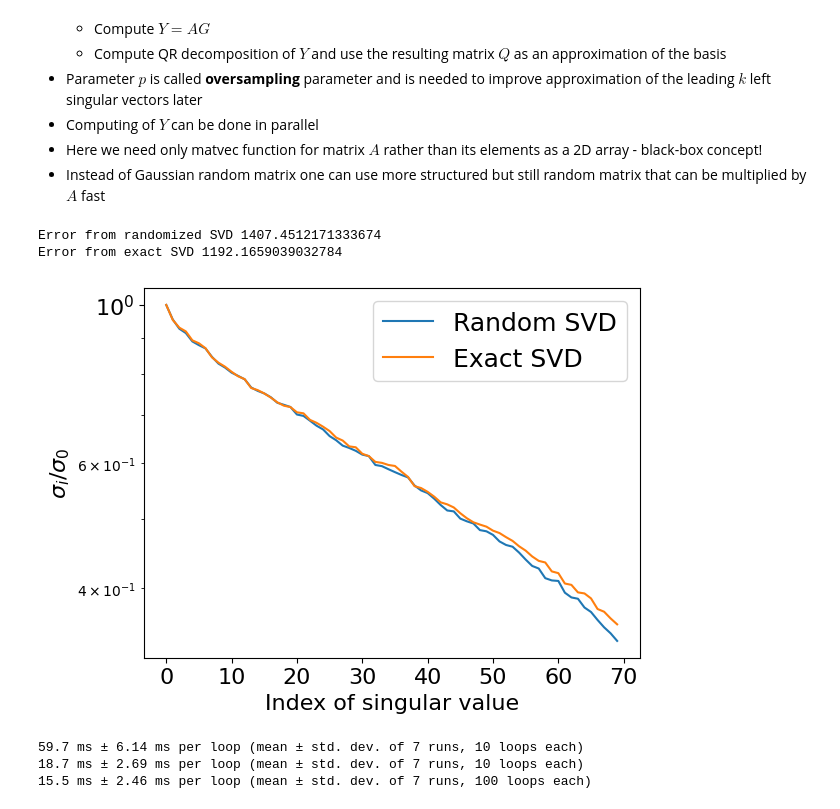
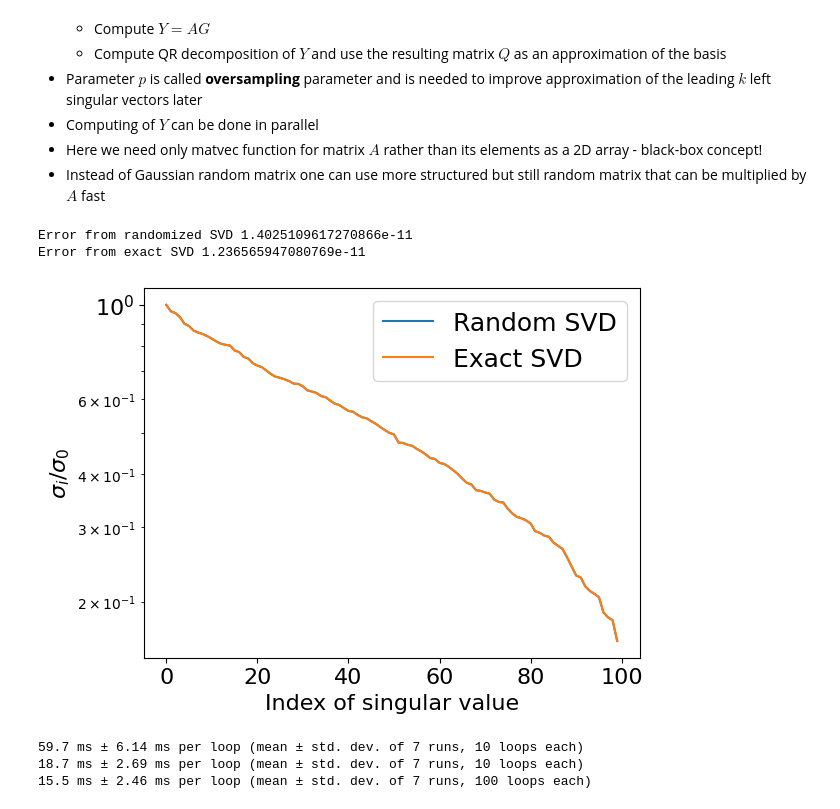
Before and after one commit to oseledets/nla2022, a Jupyter notebook: lectures/lecture-10/lecture-10.ipynb, the cells around one changed output. Cells and saved outputs as stored; diff of their text form; code cells hidden in the pictures.

```diff
--- a/lectures/lecture-10/lecture-10.ipynb
+++ b/lectures/lecture-10/lecture-10.ipynb
@@ -54,22 +54,28 @@ where $A^{(i_t)}$ is a column of $A$ and $B_{(i_t)}$ is a row of $B$
 # %%
 import numpy as np
 
-n = 20
-p = 1000
-m = 20
+n = 1
+p = 10000
+m = 1
 A = np.random.randn(n, p)
 B = np.random.randn(p, m)
-C = A @ B
+C = A @ A.T
 
 def randomized_matmul(A, B, k):
+    p1 = A.shape[1]
     p = np.linalg.norm(A, axis=0) * np.linalg.norm(B, axis=1)
+    p = p
     p = p.ravel() / p.sum()
     n = A.shape[1]
+    p = np.ones(p1)
+    p = p/p.sum()
     idx = np.random.choice(np.arange(n), (k,), False, p)
-    d = 1 / np.sqrt(k * p[idx])
-    A_sketched = A[:, idx] * d[None, :]
-    B_sketched = B[idx, :] * d[:, None]
+    #d = 1 / np.sqrt(k * p[idx])
+    d = 1.0/np.sqrt(k)#np.sqrt(p1)/np.sqrt(k*p[idx])
+    A_sketched = A[:, idx]*np.sqrt(p1)/np.sqrt(k)#* d[None, :]
+    B_sketched = B[idx, :]*np.sqrt(p1)/np.sqrt(k) #* d[:, None]
     C = A_sketched @ B_sketched
+    print(d)
     return C
 
 def randomized_matmul_topk(A, B, K):
@@ -83,9 +89,11 @@ def randomized_matmul_topk(A, B, K):
     C_approx = A_top_k_cols @ B_top_k_rows
     return C_approx
 
-num_items = 300
+num_items = 3000
 C_appr_samples = randomized_matmul(A, B, num_items)
+print(C_appr_samples, 'appr')
+print(C, 'true')
 C_appr_topk = randomized_matmul_topk(A, B, num_items)
-print(np.linalg.norm(C_appr_topk - C) / np.linalg.norm(C))
-print(np.linalg.norm(C_appr_samples - C) / np.linalg.norm(C))
+print(np.linalg.norm(C_appr_topk - C, 2) / np.linalg.norm(C, 2))
+print(np.linalg.norm(C_appr_samples - C, 2) / np.linalg.norm(C, 2))
 # %% [output]
@@ -214,37 +224,37 @@ m = 200
 A = np.random.randn(n, k)
 B = np.random.randn(k, m)
 A = A @ B
 
 # Random matrix
 # A = np.random.randn(n, m)
 
 def randomized_svd(A, rank, p):
     m, n = A.shape
     G = np.random.randn(n, rank + p)
     Y = A @ G
     Q, _ = np.linalg.qr(Y)
     B = Q.T @ A
     u, S, V = np.linalg.svd(B)
     U = Q @ u
     return U, S, V
 
-rank = 70
+rank = 100
 p = 20
 U, S, V = randomized_svd(A, rank, p)
 print("Error from randomized SVD", np.linalg.norm(A - U[:, :rank] * S[None, :rank] @ V[:rank, :]))
 plt.semilogy(S[:rank] / S[0], label="Random SVD")
 u, s, v = np.linalg.svd(A)
 print("Error from exact SVD", np.linalg.norm(A - u[:, :rank] * s[None, :rank] @ v[:rank, :]))
 plt.semilogy(s[:rank] / s[0], label="Exact SVD")
 plt.legend(fontsize=18)
 plt.xticks(fontsize=16)
 plt.yticks(fontsize=16)
 plt.ylabel("$\sigma_i / \sigma_0$", fontsize=16)
 _ = plt.xlabel("Index of singular value", fontsize=16)
 # %% [output]
-Error from randomized SVD 1407.4512171333674
-Error from exact SVD 1192.1659039032784
+Error from randomized SVD 1.4025109617270866e-11
+Error from exact SVD 1.236565947080769e-11
-[figure, old version]
+[figure, new version]
 # %%
 import scipy.sparse.linalg as spsplin
 # More details about Facebook package for computing randomized SVD is here: https://research.fb.com/blog/2014/09/fast-randomized-svd/
```
Also changed, not shown: parts of 4 cells of this notebook.
